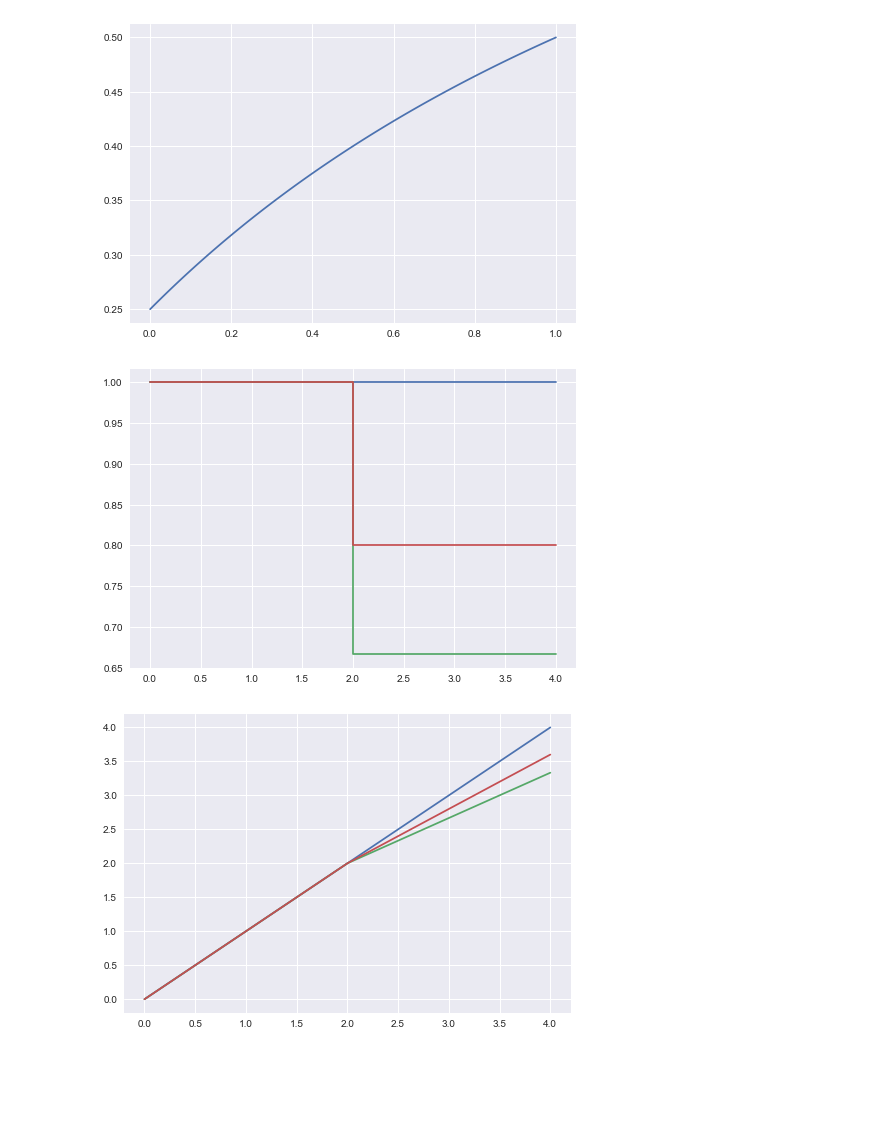
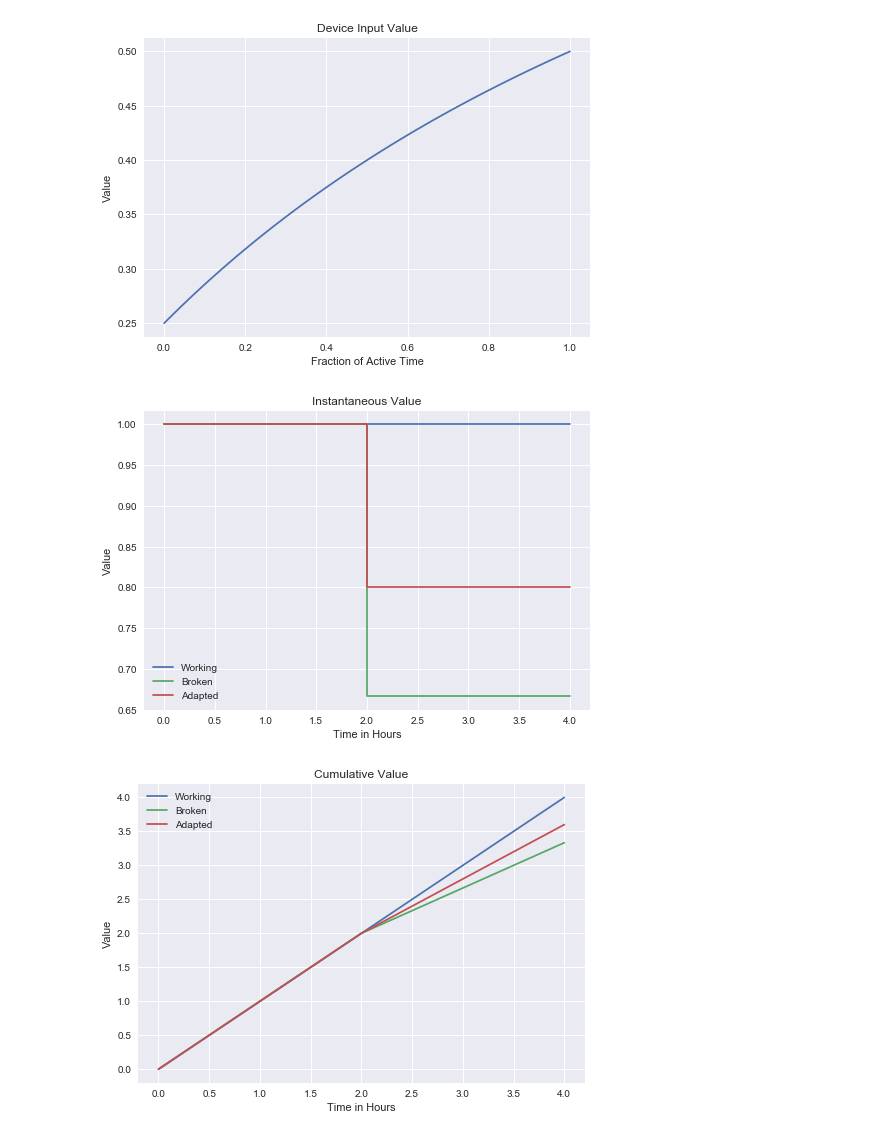
Before and after one commit to darpa-brass/adaptive-constraint-satisfaction, a Jupyter notebook: metrics/Metric Functions.ipynb, the cells around one changed output. Drawn from its saved outputs; the diff is of its cells as text; code cells hidden in the pictures; blank space fills up the shorter version.

Commit message:
added risk functions and graph labels/legends

```diff
--- a/metrics/Metric Functions.ipynb
+++ b/metrics/Metric Functions.ipynb
@@ -66,40 +81,60 @@ plt.show()
 # %%
 def sensor_value(time_fraction):
     # value of an individual sensor given the fraction of time it is sampling
     # 3 sensors at 1/4 time is full value
     # only meaningful at non-zero sample rates
     return 1 - 3 / (2 * time_fraction + 4)
 
 x = np.linspace(0, 1, 100)
 y = sensor_value(x)
 plt.plot(x, y)
+
+ax = plt.gca()
+ax.set_title("Device Input Value")
+ax.set_xlabel("Fraction of Active Time")
+ax.set_ylabel("Value")
 plt.show()
 
 def device_value(n):
     # n device inputs
     # device sample rate goes up as there are less devices
     # individual device value goes up with higher sample rates
     factor = math.ceil(math.log(n, 2))
     active_time = (1/2**factor)
     return sensor_value(active_time)
 
+# 3 inputs with all 3 on
 ideal = lambda _: 3 * device_value(3)
+# 3 inputs with only 2 working
 broken = lambda _: 2 * device_value(3)
+# 2 inputs with both on
 adapted = lambda _: 2 * device_value(2)
 
 value_3 = scenario(ideal, 3)
 # %% [output]
-[figure, old version]
+[figure, new version]
 # %%
 graph_instant(ideal, 5)
 graph_instant(value_3(broken), 5)
 graph_instant(value_3(adapted), 5)
+
+ax = plt.gca()
+ax.set_title("Instantaneous Value")
+ax.set_xlabel("Time in Hours")
+ax.set_ylabel("Value")
+ax.legend(["Working", "Broken", "Adapted"])
 plt.show()
 
 graph_total(ideal, 5)
 graph_total(value_3(broken), 5)
 graph_total(value_3(adapted), 5)
+
+ax = plt.gca()
+ax.set_title("Cumulative Value")
+ax.set_xlabel("Time in Hours")
+ax.set_ylabel("Value")
+ax.legend(["Working", "Broken", "Adapted"])
 plt.show()
 # %% [output]
-[figure, old version]
+[figure, new version]
-[figure, old version]
+[figure, new version]
```
Also changed, not shown: parts of 3 cells of this notebook.
